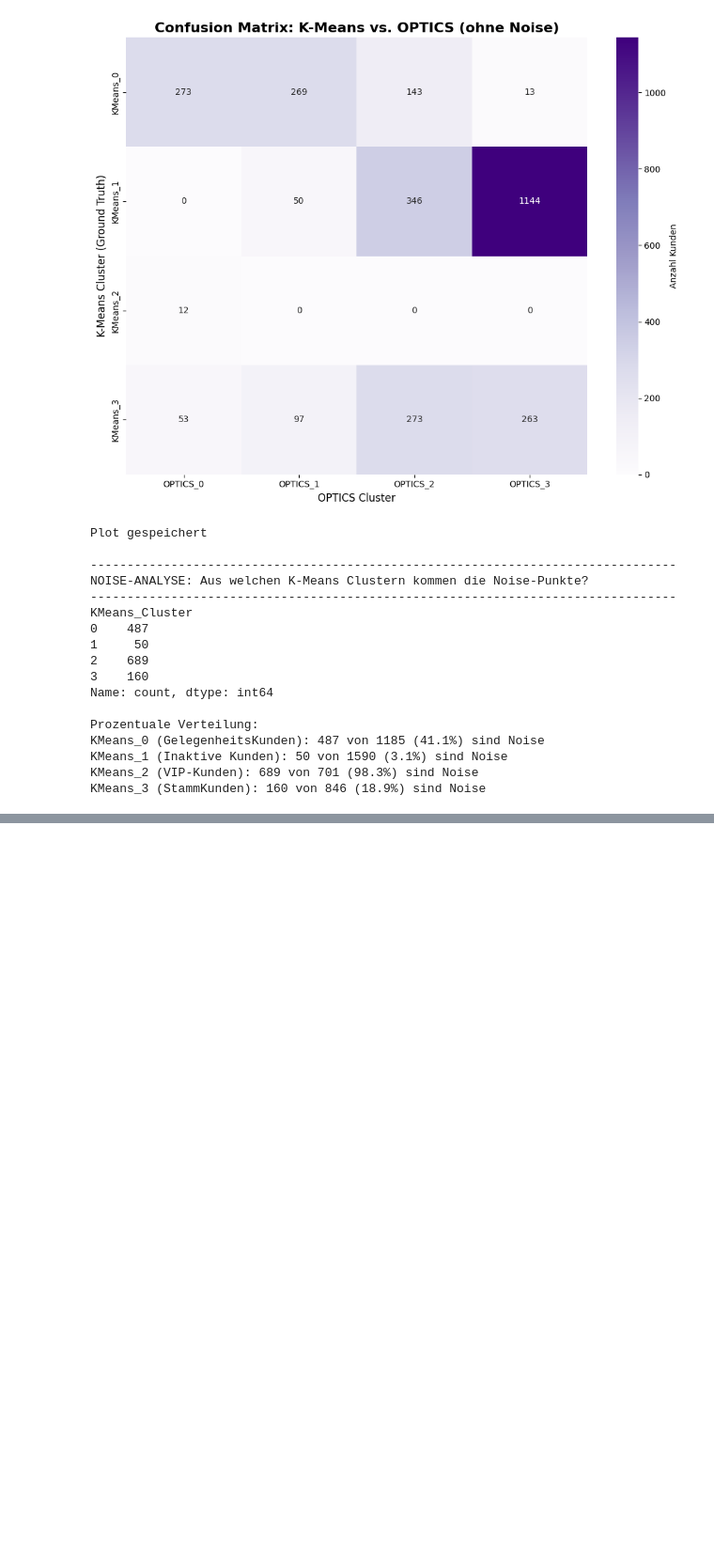
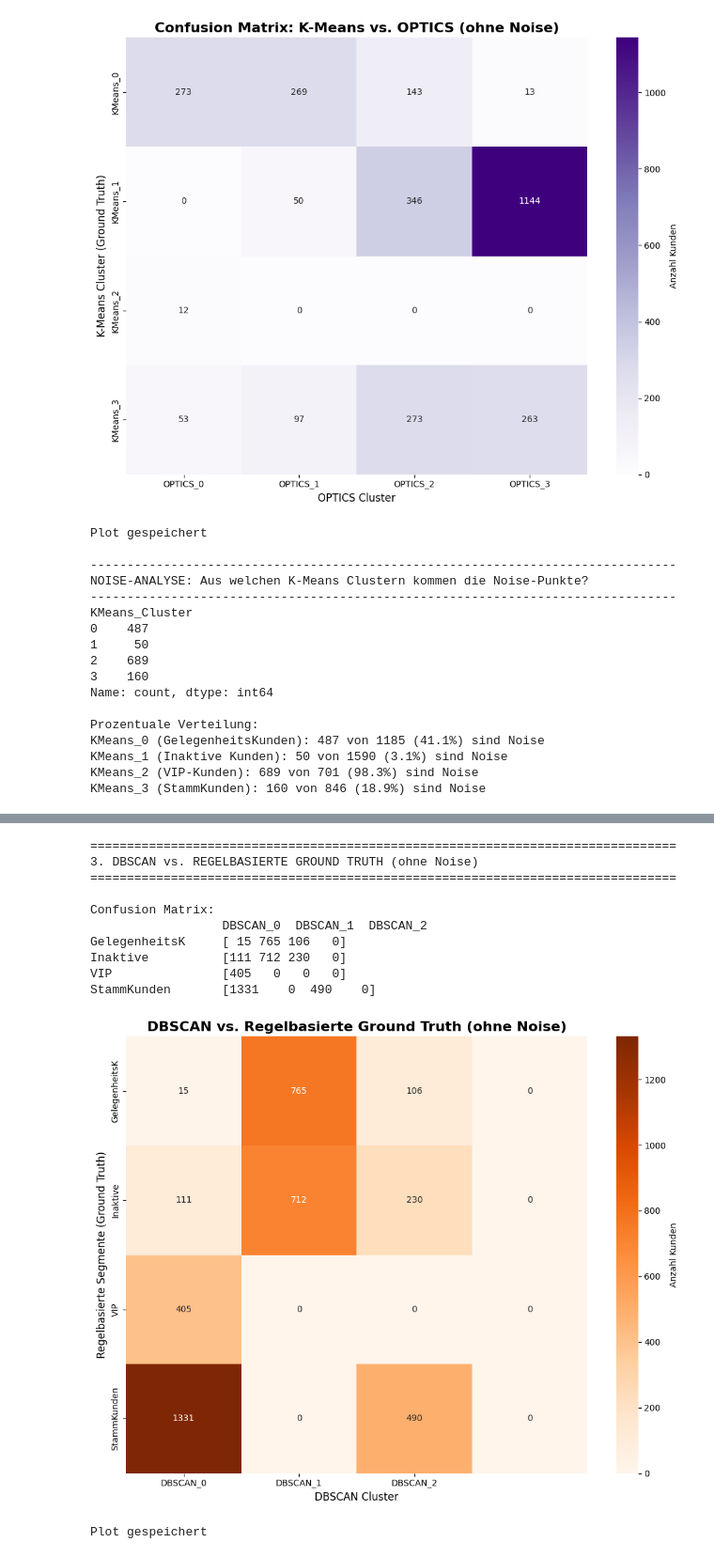
Before and after one commit to Zulkerr/kundensegmentierung-erst, a Jupyter notebook: notebooks/trainieren_und_test_daten.ipynb, the cells around one changed output, grey strips where cells are left out. Shown at 94% size. Drawn from its saved outputs; the diff is of its cells as text; code cells hidden in the pictures; blank space fills up the shorter version.

```diff
--- a/notebooks/trainieren_und_test_daten.ipynb
+++ b/notebooks/trainieren_und_test_daten.ipynb
@@ -1344,0 +1696,50 @@ KMeans_3 (StammKunden): 160 von 846 (18.9%) sind Noise
+# %%
+# 3. DBSCAN vs. REGELBASIERT
+
+print("\n" + "="*80)
+print("3. DBSCAN vs. REGELBASIERTE GROUND TRUTH (ohne Noise)")
+print("="*80)
+
+mask_dbscan = rfm['DBSCAN_Cluster'] != -1
+
+conf_matrix_dbscan_rule = confusion_matrix(
+    rfm.loc[mask_dbscan, 'RuleBased_Cluster'],
+    rfm.loc[mask_dbscan, 'DBSCAN_Cluster']
+)
+
+print("\nConfusion Matrix:")
+print("                  DBSCAN_0  DBSCAN_1  DBSCAN_2")
+for i, name in enumerate(rule_names):
+    print(f"{name:15s}   {conf_matrix_dbscan_rule[i]}")
+
+plt.figure(figsize=(10, 8))
+sns.heatmap(
+    conf_matrix_dbscan_rule,
+    annot=True,
+    fmt='d',
+    cmap='Oranges',
+    xticklabels=[f'DBSCAN_{i}' for i in range(3)],
+    yticklabels=rule_names,
+    cbar_kws={'label': 'Anzahl Kunden'}
+)
+plt.title('DBSCAN vs. Regelbasierte Ground Truth (ohne Noise)', fontsize=16, fontweight='bold')
+plt.xlabel('DBSCAN Cluster', fontsize=12)
+plt.ylabel('Regelbasierte Segmente (Ground Truth)', fontsize=12)
+plt.tight_layout()
+plt.savefig('../results/reports1/confusion_matrix_rule_vs_dbscan.png', dpi=300, bbox_inches='tight')
+plt.show()
+
+print("\nPlot gespeichert")
+# %% [output]
+================================================================================
+3. DBSCAN vs. REGELBASIERTE GROUND TRUTH (ohne Noise)
+================================================================================
+
+Confusion Matrix:
+                  DBSCAN_0  DBSCAN_1  DBSCAN_2
+GelegenheitsK     [ 15 765 106   0]
+Inaktive          [111 712 230   0]
+VIP               [405   0   0   0]
+StammKunden       [1331    0  490    0]
+[figure, added]
+Plot gespeichert
```
Also changed, not shown: parts of 9 cells of this notebook, 39 other files.
